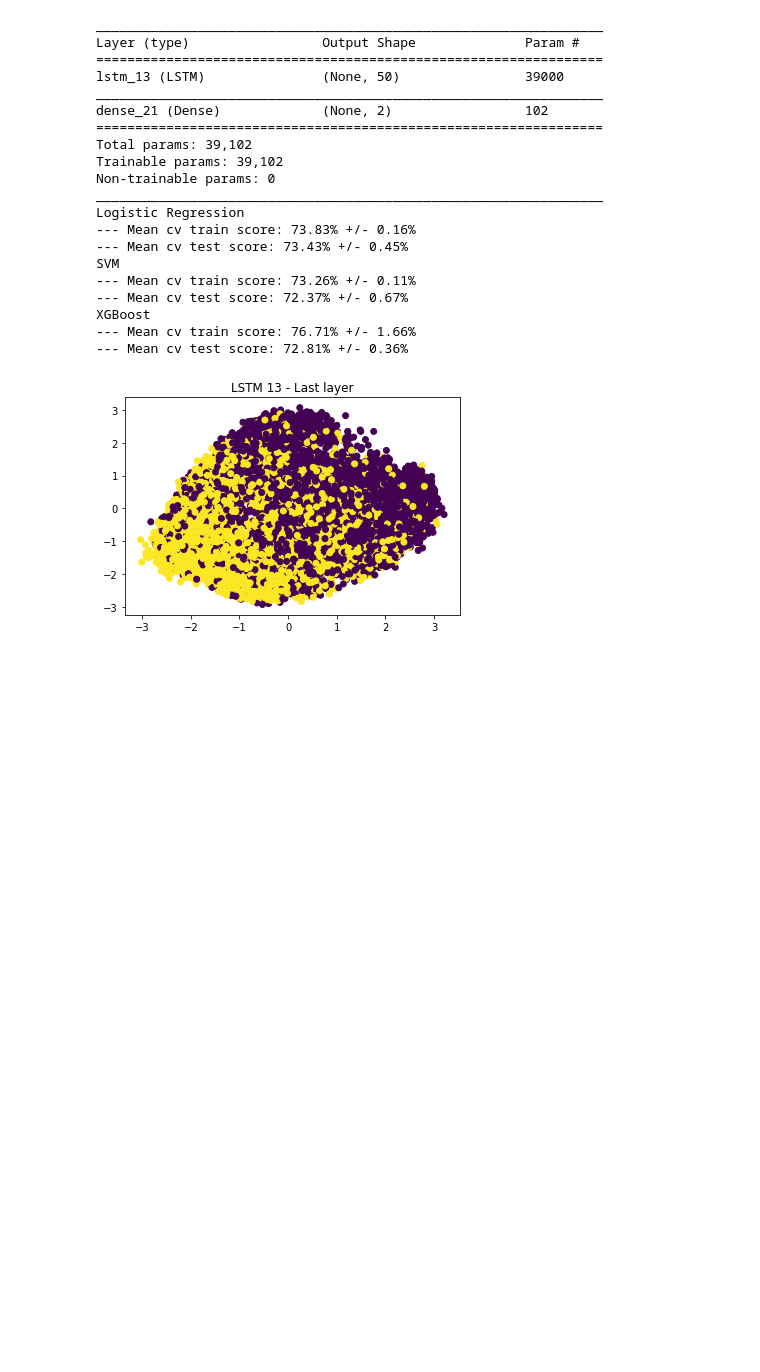
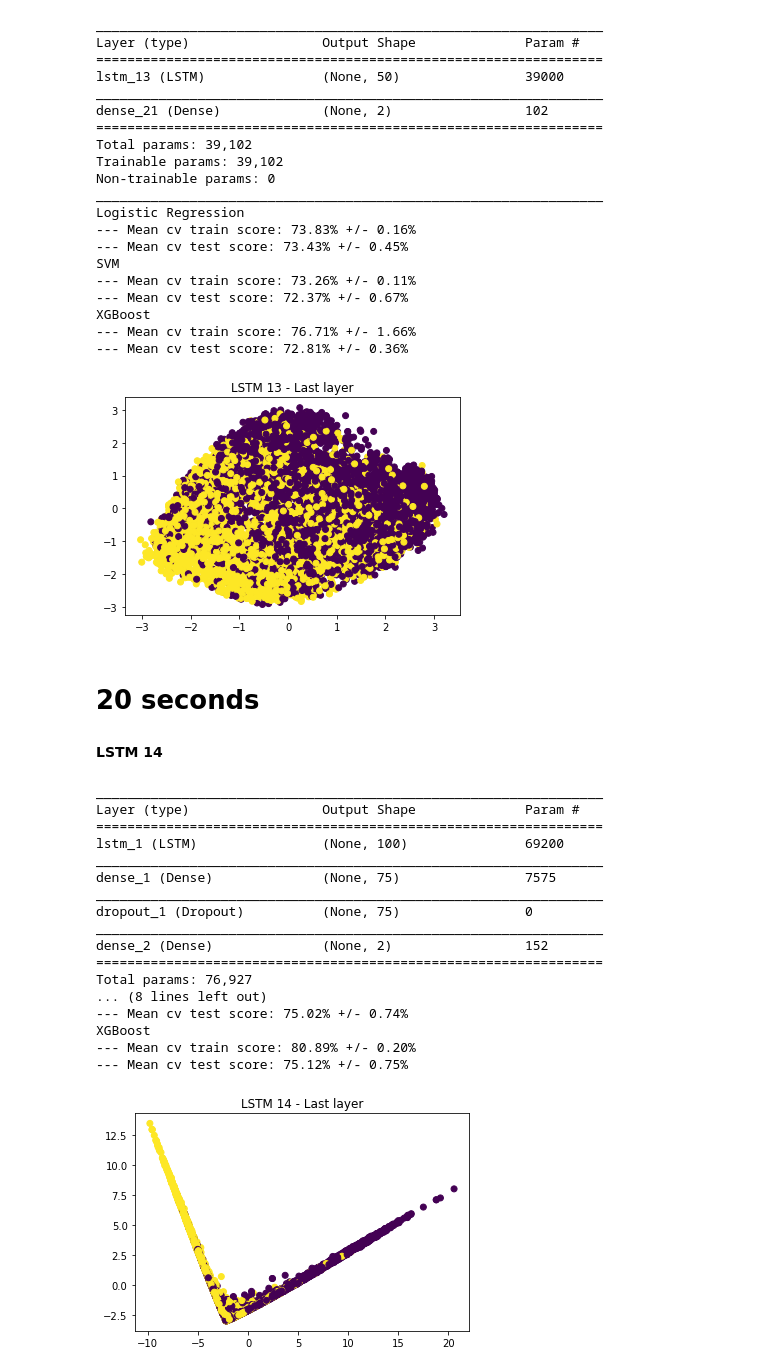
Before and after one commit to VictorSanh/NBA_Challenge, a Jupyter notebook: LSTM_Last_Layer_Features.ipynb, the cells around one changed output. Cells and saved outputs as stored; diff of their text form; code cells hidden in the pictures; blank space fills up the shorter version.

Commit message:
Longer subsequences for LSTMS

```diff
--- a/LSTM_Last_Layer_Features.ipynb
+++ b/LSTM_Last_Layer_Features.ipynb
@@ -1037,3 +1039,10 @@ XGBoost
 --- Mean cv train score: 76.71% +/- 1.66%
 --- Mean cv test score: 72.81% +/- 0.36%
 [figure]
+# %% [markdown]
+# 20 seconds
+# %%
+X_train = X.reshape((len(X), 11, 20, -1), order = 'F')
+X_train = X_train.mean(axis = 2)
+# %% [markdown]
+**LSTM 14**
@@ -1039,0 +1066,57 @@ XGBoost
+# %%
+model = load_model('models/LSTMs/lstm_14.h5')
+model.summary()
+
+extract_cnn_features = K.function([model.layers[0].input, K.learning_phase()],
+                                  [model.layers[1].output])
+X_train_features = extract_cnn_features([X_train, 0])[0]
+X_train_features[0,:]
+
+proj = PCA(n_components = 2)
+X_proj = proj.fit_transform(X_train_features)
+
+plt.scatter(X_proj[:,0], X_proj[:,1], c = Y.flatten())
+plt.title('LSTM 14 - Last layer')
+
+clf = LogisticRegression()
+scores = cross_validate(clf, X_train_features, Y.flatten(), cv = 5)
+print('Logistic Regression')
+print('--- Mean cv train score: {0:.2f}% +/- {1:.2f}%'.format(100*scores['train_score'].mean(),
+                                                              100*scores['train_score'].std()))
+print('--- Mean cv test score: {0:.2f}% +/- {1:.2f}%'.format(100*scores['test_score'].mean(),
+                                                             100*scores['test_score'].std()))
+
+clf = SVC(kernel = 'rbf')
+scores = cross_validate(clf, X_train_features, Y.flatten(), cv = 5)
+print('SVM')
+print('--- Mean cv train score: {0:.2f}% +/- {1:.2f}%'.format(100*scores['train_score'].mean(),
+                                                              100*scores['train_score'].std()))
+print('--- Mean cv test score: {0:.2f}% +/- {1:.2f}%'.format(100*scores['test_score'].mean(),
+                                                             100*scores['test_score'].std()))
+
+clf = XGBClassifier(n_estimators = 1000, max_depth = 2)
+scores = cross_validate(clf, X_train_features, Y.flatten(), cv = 5)
+print('XGBoost')
+print('--- Mean cv train score: {0:.2f}% +/- {1:.2f}%'.format(100*scores['train_score'].mean(),
+                                                              100*scores['train_score'].std()))
+print('--- Mean cv test score: {0:.2f}% +/- {1:.2f}%'.format(100*scores['test_score'].mean(),
+                                                             100*scores['test_score'].std()))
+# %% [output]
+_________________________________________________________________
+Layer (type)                 Output Shape              Param #
+=================================================================
+lstm_1 (LSTM)                (None, 100)               69200
+_________________________________________________________________
+dense_1 (Dense)              (None, 75)                7575
+_________________________________________________________________
+dropout_1 (Dropout)          (None, 75)                0
+_________________________________________________________________
+dense_2 (Dense)              (None, 2)                 152
+=================================================================
+Total params: 76,927
+... (8 lines left out)
+--- Mean cv test score: 75.02% +/- 0.74%
+XGBoost
+--- Mean cv train score: 80.89% +/- 0.20%
+--- Mean cv test score: 75.12% +/- 0.75%
+[figure, added]
```
Also changed, not shown: parts of 2 cells of this notebook, 2 other files.
